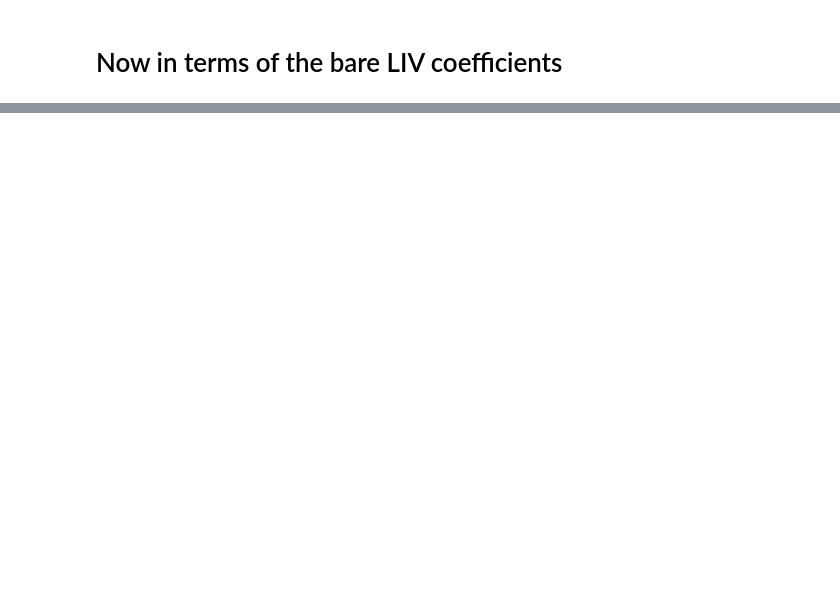
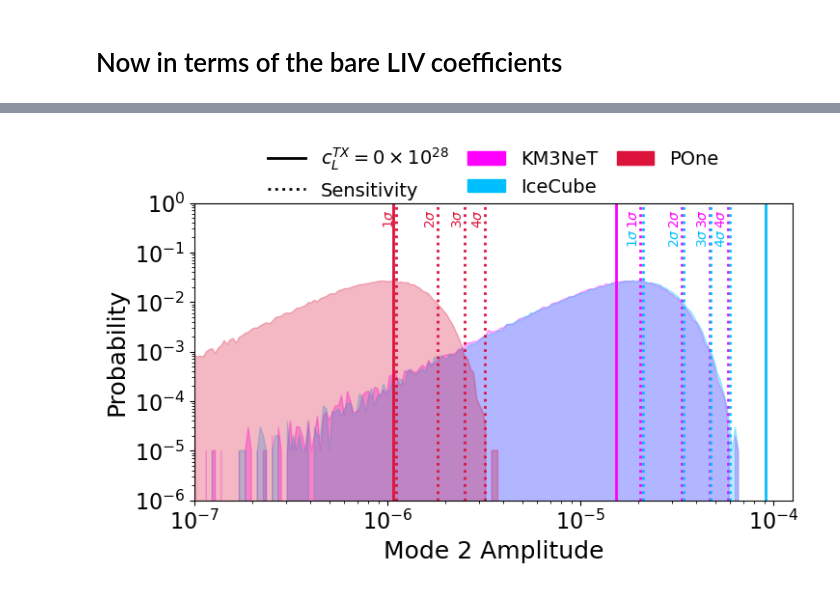
Before and after one commit to nickkamp1/NuTelescopeMuCollider, a Jupyter notebook: LorentzViolationSidereal_Analysis.ipynb, the cells around one changed output, grey strips where cells are left out. Cells and saved outputs as stored; diff of their text form; code cells hidden in the pictures; blank space fills up the shorter version.

```diff
--- a/LorentzViolationSidereal_Analysis.ipynb
+++ b/LorentzViolationSidereal_Analysis.ipynb
@@ -143 +253,38 @@ plt.show()
+# %%
+mode = 2
+amplitude_bins = np.logspace(-7,-3.9,200)
+amplitdue_bw = amplitude_bins[1:] - amplitude_bins[:-1]
+plt.plot([],[],color="black",ls="-",label=r"$c_L^{TX} = %1.0f \times 10^{28}$"%(cL_vec[0,1]/1e-28))
+plt.plot([],[],color="black",ls=":",label="Sensitivity")
+for exp in experiment_list:
+    rates,_ = np.histogram(amplitudes[exp][:,mode],bins=amplitude_bins)
+    y = 1.*rates#/amplitdue_bw
+    y /= sum(y)
+    plt.fill([],[],color=color_list[exp],label=experiment_names[exp])
+    plt.fill(amplitude_bins[:-1],y,color=color_list[exp],alpha=0.3)
+    plt.axvline(test_amplitudes[exp][mode],color=color_list[exp])
+    for sens_level_idx in range(4):
+        sens_level = sensitivity_quantiles[sens_level_idx]
+        plt.axvline(exp_sensitivities[(exp,mode)][sens_level],color=color_list[exp],ls=":")
+        height = 5e-1
+        x = exp_sensitivities[(exp,mode)][sens_level]
+        if exp=="IC":
+            height = 2e-1
+            x = exp_sensitivities[("KM3",mode)][sens_level]
+        plt.text(x,height,r"$%d\sigma$"%(sens_level_idx+1),
+                 horizontalalignment='right', verticalalignment='center',
+                 color=color_list[exp],rotation=90)
+plt.xlim(amplitude_bins[0],amplitude_bins[-1])
+plt.loglog()
+plt.ylim(1e-6,1)
+plt.ylabel("Probability")
+plt.xlabel("Mode %d Amplitude"%mode)
+
+plt.legend(ncol=3, fontsize=14, columnspacing=1, frameon=False,
+            loc='upper center', bbox_to_anchor=(0.5, 1.25))
+
+plt.savefig("figures/amplitude_dist.pdf",dpi=100,bbox_inches='tight')
+plt.show()
+# %% [output]
+[figure, added]
 # %%
```
Also changed, not shown: parts of 11 cells of this notebook, 16 other files.
